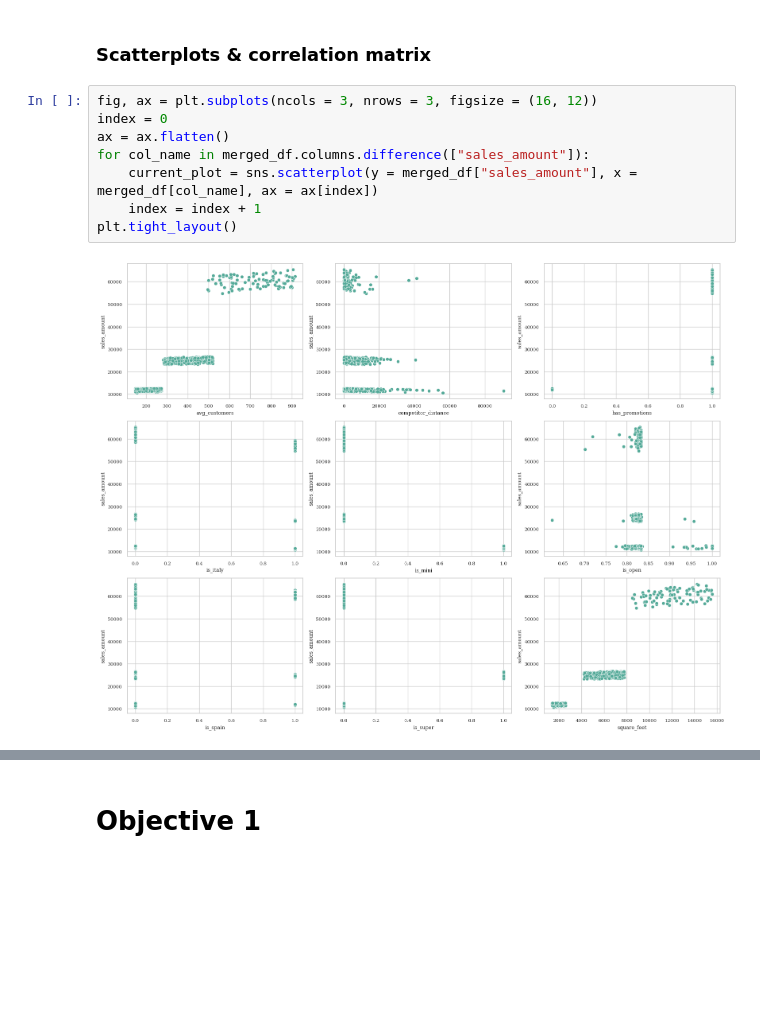
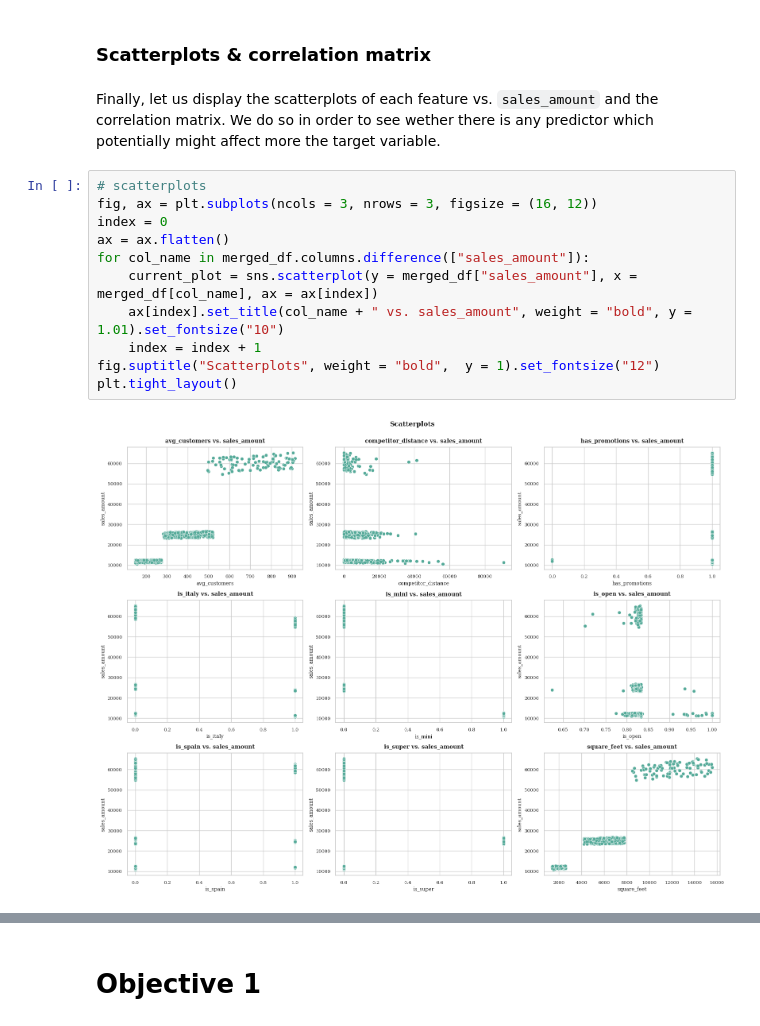
Before and after one commit to caporali/statistical_machine_learning_project, a Jupyter notebook: project_sml.ipynb, the cells around one changed output, grey strips where cells are left out. Saved outputs shown, nothing was run; the diff lists cells and outputs as text; blank space fills up the shorter version.

```diff
--- a/project_sml.ipynb
+++ b/project_sml.ipynb
@@ -678,13 +700,18 @@ display(merged_df)
 750 rows × 10 columns
 # %% [markdown]
 ### Scatterplots & correlation matrix
+# %% [markdown]
+Finally, let us display the scatterplots of each feature vs. `sales_amount` and the correlation matrix. We do so in order to see wether there is any predictor which potentially might affect more the target variable.
 # %%
+# scatterplots
 fig, ax = plt.subplots(ncols = 3, nrows = 3, figsize = (16, 12))
 index = 0
 ax = ax.flatten()
 for col_name in merged_df.columns.difference(["sales_amount"]):
 	current_plot = sns.scatterplot(y = merged_df["sales_amount"], x = merged_df[col_name], ax = ax[index])
+	ax[index].set_title(col_name + " vs. sales_amount", weight = "bold", y = 1.01).set_fontsize("10")
 	index = index + 1
+fig.suptitle("Scatterplots", weight = "bold",  y = 1).set_fontsize("12")
 plt.tight_layout()
 # %% [output]
-[figure, old version]
+[figure, new version]
```
Also changed, not shown: parts of 48 cells of this notebook, 1 other file.
